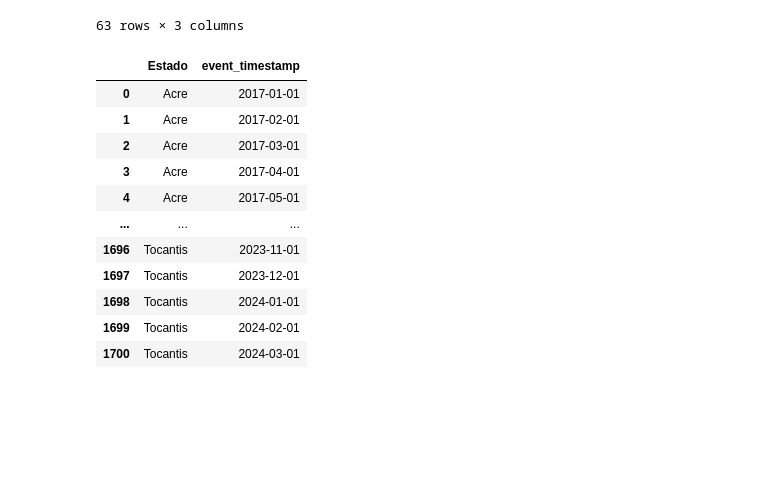
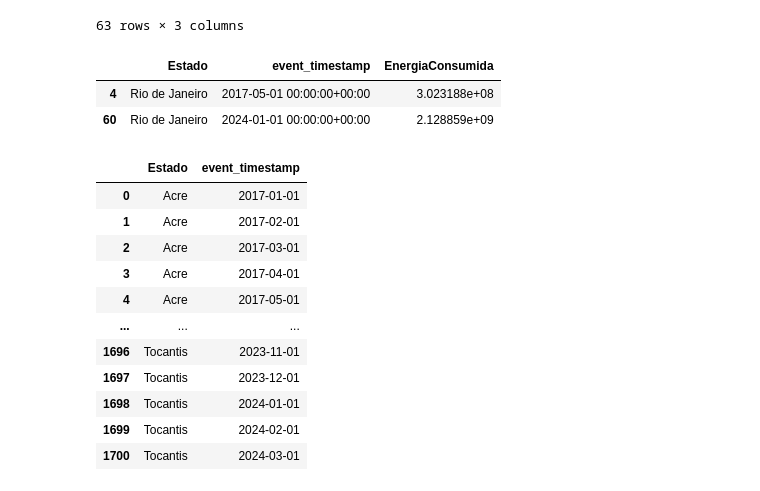
Before and after one commit to vinicius-alves/Sistemas-de-Observabilidade-para-AM, a Jupyter notebook: MVPmodeloES/teste modelo.ipynb, the cells around one changed output. Cells and saved outputs as stored; diff of their text form; code cells hidden in the pictures; blank space fills up the shorter version.

```diff
--- a/MVPmodeloES/teste modelo.ipynb
+++ b/MVPmodeloES/teste modelo.ipynb
@@ -25,3 +25,5 @@ df_hist_energia.sort_values(by = ['Estado','MesReferencia'], inplace = True, ign
 df_hist_energia.dropna().to_parquet('feature_consumo.parquet')
 # %%
 df_hist_energia = df_hist_energia.rename(columns = {'MesReferencia':"event_timestamp"})
+# %%
+df_hist_energia['event_timestamp'] = df_hist_energia['event_timestamp'].map(lambda x: x.timestamp())
@@ -95,6 +116,12 @@ training_df
 | 61 | Pará | 2024-02-01 00:00:00+00:00 | 3.971758e+08 |
 | 62 | Tocantis | 2024-03-01 00:00:00+00:00 | 2.054972e+08 |
 63 rows × 3 columns
+# %%
+training_df[training_df['Estado']=='Rio de Janeiro']
+# %% [output]
+|  | Estado | event_timestamp | EnergiaConsumida |
+| 4 | Rio de Janeiro | 2017-05-01 00:00:00+00:00 | 3.023188e+08 |
+| 60 | Rio de Janeiro | 2024-01-01 00:00:00+00:00 | 2.128859e+09 |
 # %%
 entity_df
 # %% [output]
```
Also changed, not shown: parts of 2 cells of this notebook, 11 other files.
